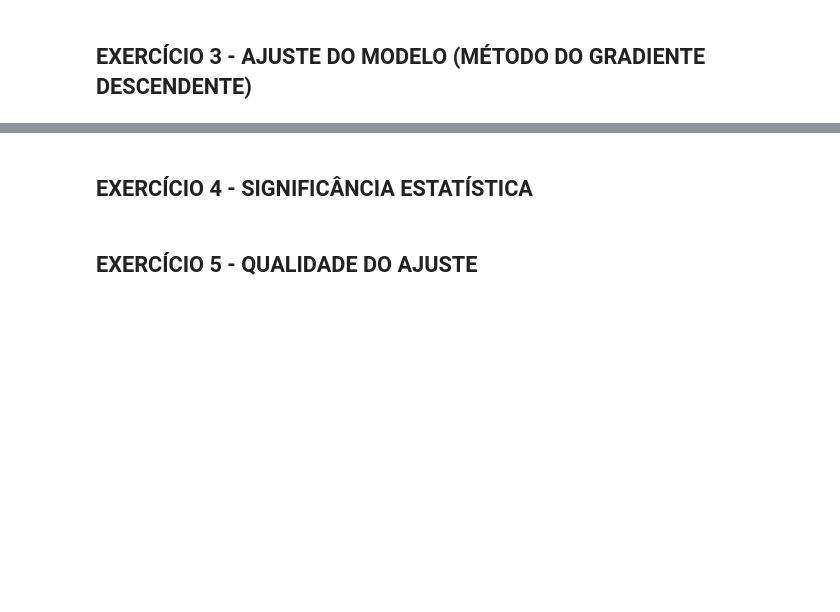
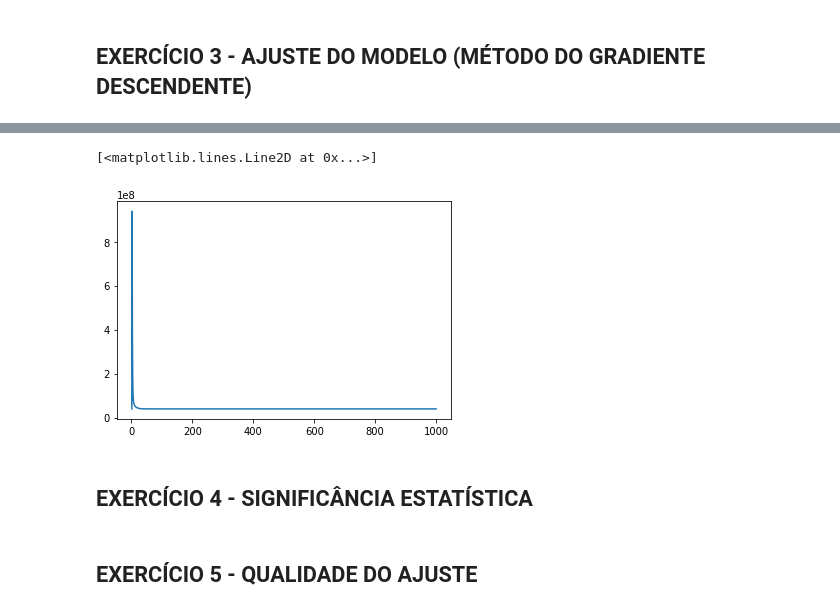
Before and after one commit to abakashi/dinamica_dex04_day05, a Jupyter notebook: Estatistica_avancada_ex.ipynb, the cells around one changed output, grey strips where cells are left out. Drawn from its saved outputs; the diff is of its cells as text; code cells hidden in the pictures; blank space fills up the shorter version.

```diff
--- a/Estatistica_avancada_ex.ipynb
+++ b/Estatistica_avancada_ex.ipynb
@@ -289,3 +287,25 @@ Warnings:
 strong multicollinearity problems or that the design matrix is singular.
 # %% [markdown]
 ## EXERCÍCIO 3 - AJUSTE DO MODELO (MÉTODO DO GRADIENTE DESCENDENTE)
+# %%
+#Função de perda
+def func_perda(x, y, beta):
+  # Matriz com os regressores
+  # y respostas
+  # beta série com os parâmetros de ajuste
+
+  m, n = x.shape
+
+  #previsão da resposta
+  pred = x.dot(beta)
+
+  #calcular os erros de previsão
+  res = np.subtract(pred, y.squeeze())
+
+  #quadrado dos erros
+  sqrRes = np.square(res)
+
+  #perda
+  perda = 1/(2*m) * np.sum(sqrRes)
+
+  return perda
@@ -291,0 +363,21 @@ strong multicollinearity problems or that the design matrix is singular.
+# %%
+#aplicação no dataset
+
+
+# SETUP DO ALGORITIMO
+
+#salvando o tamanho do dataset
+m, n = X.shape
+
+#inicializando a série de betas
+beta = np.zeros(n)
+
+# iterações
+itera = 1000
+
+# taxa de aprendizagem
+alpha = 0.3
+# %%
+# Aplicação do algoritmo
+
+beta, hPerda = grad_des(X, y, beta, alpha, itera)
@@ -292,3 +411,8 @@ strong multicollinearity problems or that the design matrix is singular.
+# %%
+plt.plot(range(1, itera +1), hPerda)
+# %% [output]
+[<matplotlib.lines.Line2D at 0x...>]
+[figure, added]
 # %% [markdown]
 ## EXERCÍCIO 4 - SIGNIFICÂNCIA ESTATÍSTICA
 # %% [markdown]
```
Also changed, not shown: parts of 6 cells of this notebook.
